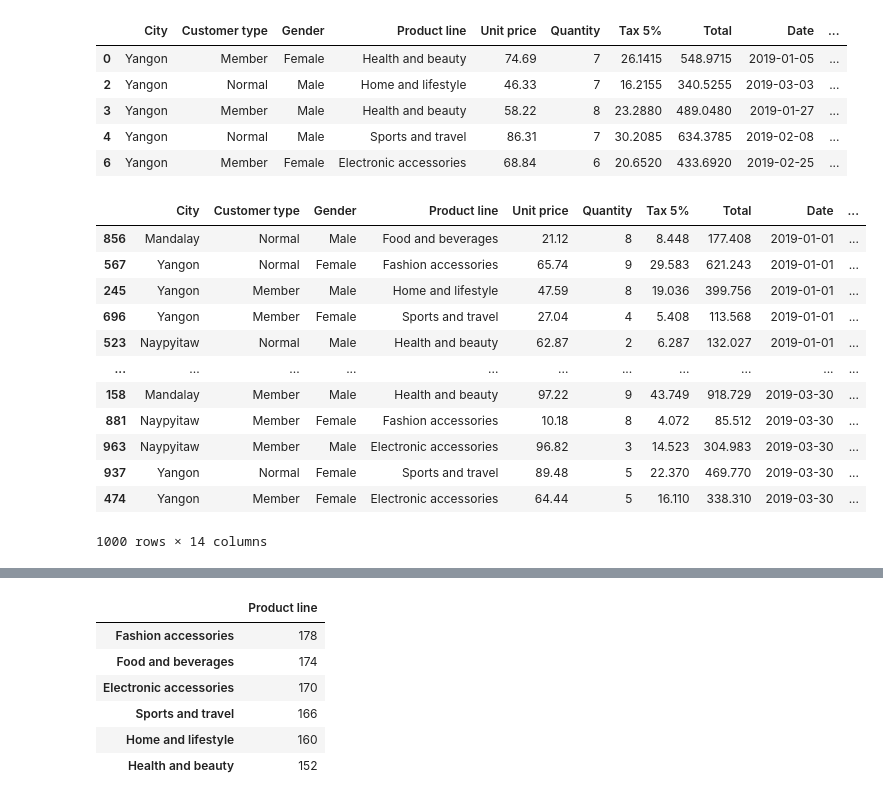
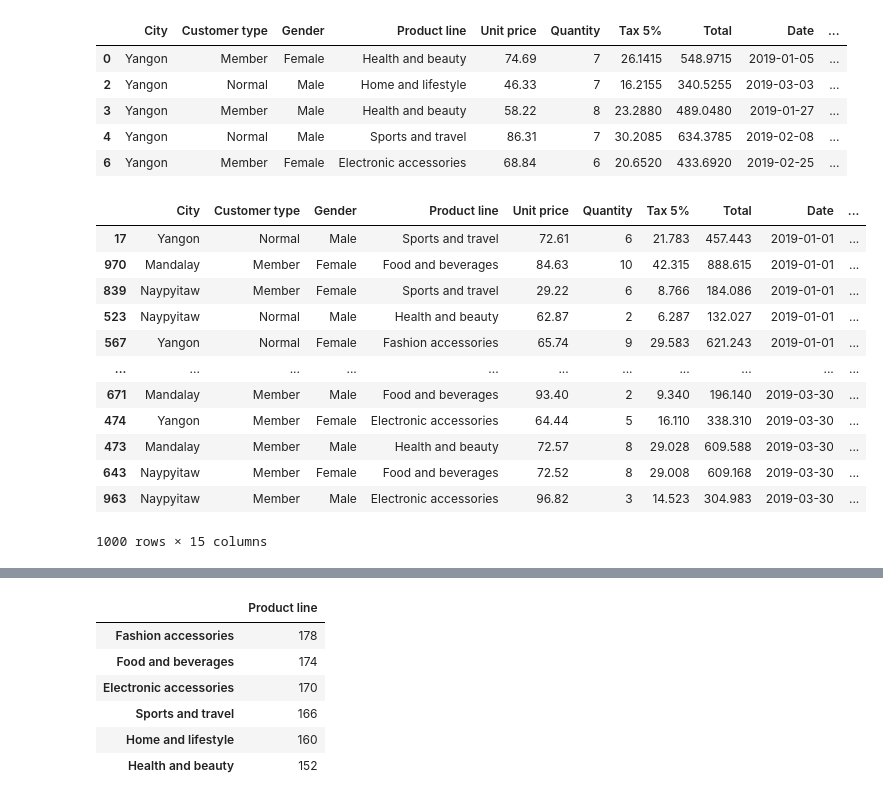
Before and after one commit to AAntunesNDS/supermarkt-sales, a Jupyter notebook: SupermarketSales.ipynb, the cells around one changed output, grey strips where cells are left out. Cells and saved outputs as stored; diff of their text form; code cells hidden in the pictures.

```diff
--- a/SupermarketSales.ipynb
+++ b/SupermarketSales.ipynb
@@ -40,14 +40,20 @@ print(python_version())
 # %% [output]
 3.6.9
 # %%
-data = pd.read_csv("Datas/supermarket-sales/supermarket_sales - Sheet1.csv",
-                  parse_dates=['Date'])
+data = pd.read_csv("Datas/supermarket-sales/supermarket_sales - Sheet1.csv")
 
 # id da compra dispensaveel
 data = data.drop('Invoice ID', axis = 1)
 
-# hora da compra dispensaveel
+# create date time columns
+data['Date_time'] = data['Date'] + ' ' + data['Time']
+
+# remove date and time separeted
 data = data.drop('Time', axis = 1)
+#data = data.drop('Date', axis = 1)
+
+data['Date_time'] = data['Date_time'].astype('datetime64[ns]')
+data['Date'] = data['Date'].astype('datetime64[ns]')
 
 # branch=city | Branch dispensaveel
 data = data.drop('Branch', axis = 1)
@@ -275,20 +282,20 @@ data_yangon.head()
 | 4 | Yangon | Normal | Male | Sports and travel | 86.31 | 7 | 30.2085 | 634.3785 | 2019-02-08 | ... |
 | 6 | Yangon | Member | Female | Electronic accessories | 68.84 | 6 | 20.6520 | 433.6920 | 2019-02-25 | ... |
 # %%
-data = data.sort_values(by='Date')
+data = data.sort_values(by='Date_time')
 data
 # %% [output]
 |  | City | Customer type | Gender | Product line | Unit price | Quantity | Tax 5% | Total | Date | ... |
-| 856 | Mandalay | Normal | Male | Food and beverages | 21.12 | 8 | 8.448 | 177.408 | 2019-01-01 | ... |
+| 17 | Yangon | Normal | Male | Sports and travel | 72.61 | 6 | 21.783 | 457.443 | 2019-01-01 | ... |
+| 970 | Mandalay | Member | Female | Food and beverages | 84.63 | 10 | 42.315 | 888.615 | 2019-01-01 | ... |
+| 839 | Naypyitaw | Member | Female | Sports and travel | 29.22 | 6 | 8.766 | 184.086 | 2019-01-01 | ... |
+| 523 | Naypyitaw | Normal | Male | Health and beauty | 62.87 | 2 | 6.287 | 132.027 | 2019-01-01 | ... |
 | 567 | Yangon | Normal | Female | Fashion accessories | 65.74 | 9 | 29.583 | 621.243 | 2019-01-01 | ... |
-| 245 | Yangon | Member | Male | Home and lifestyle | 47.59 | 8 | 19.036 | 399.756 | 2019-01-01 | ... |
-| 696 | Yangon | Member | Female | Sports and travel | 27.04 | 4 | 5.408 | 113.568 | 2019-01-01 | ... |
-| 523 | Naypyitaw | Normal | Male | Health and beauty | 62.87 | 2 | 6.287 | 132.027 | 2019-01-01 | ... |
 | ... | ... | ... | ... | ... | ... | ... | ... | ... | ... | ... |
-| 158 | Mandalay | Member | Male | Health and beauty | 97.22 | 9 | 43.749 | 918.729 | 2019-03-30 | ... |
-| 881 | Naypyitaw | Member | Female | Fashion accessories | 10.18 | 8 | 4.072 | 85.512 | 2019-03-30 | ... |
+| 671 | Mandalay | Member | Male | Food and beverages | 93.40 | 2 | 9.340 | 196.140 | 2019-03-30 | ... |
+| 474 | Yangon | Member | Female | Electronic accessories | 64.44 | 5 | 16.110 | 338.310 | 2019-03-30 | ... |
+| 473 | Mandalay | Member | Male | Health and beauty | 72.57 | 8 | 29.028 | 609.588 | 2019-03-30 | ... |
+| 643 | Naypyitaw | Member | Female | Food and beverages | 72.52 | 8 | 29.008 | 609.168 | 2019-03-30 | ... |
 | 963 | Naypyitaw | Member | Male | Electronic accessories | 96.82 | 3 | 14.523 | 304.983 | 2019-03-30 | ... |
-| 937 | Yangon | Normal | Female | Sports and travel | 89.48 | 5 | 22.370 | 469.770 | 2019-03-30 | ... |
-| 474 | Yangon | Member | Female | Electronic accessories | 64.44 | 5 | 16.110 | 338.310 | 2019-03-30 | ... |
-1000 rows × 14 columns
+1000 rows × 15 columns
 # %%
```
Also changed, not shown: parts of 33 cells of this notebook.
